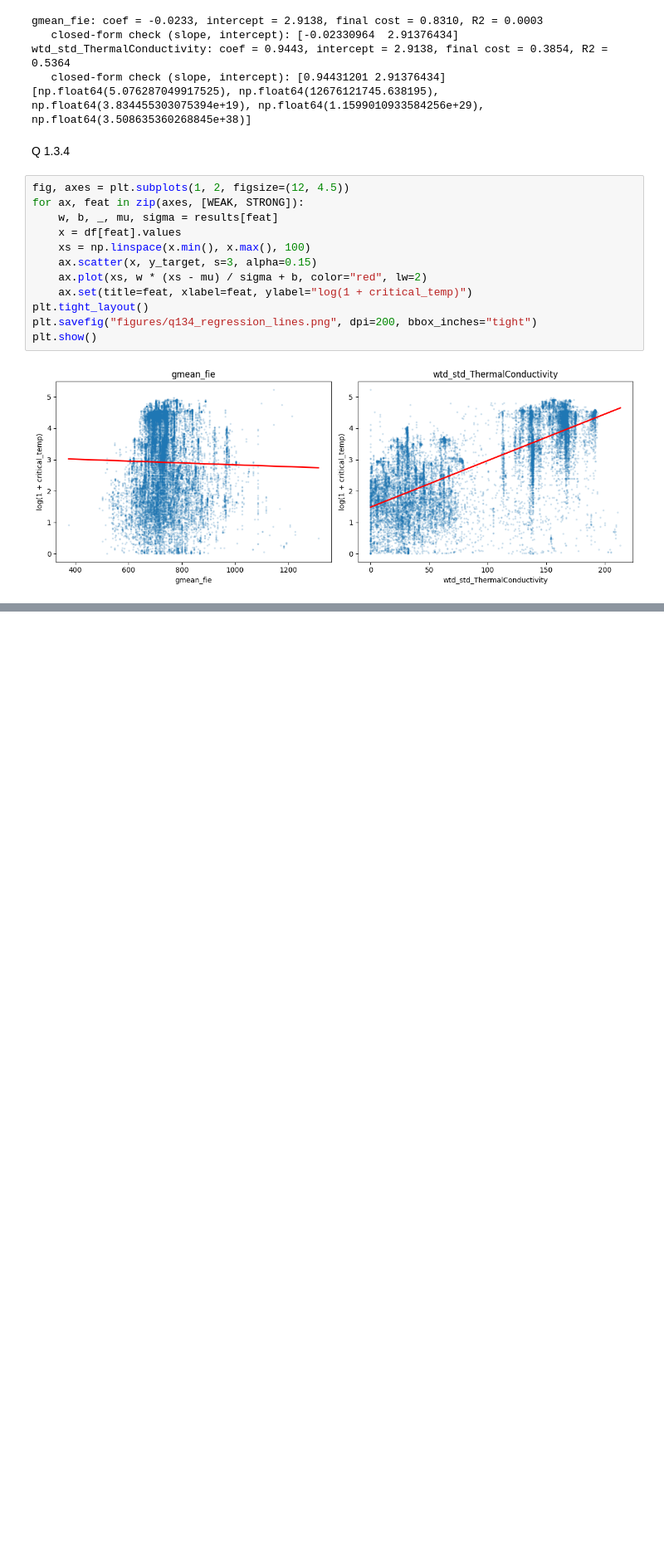
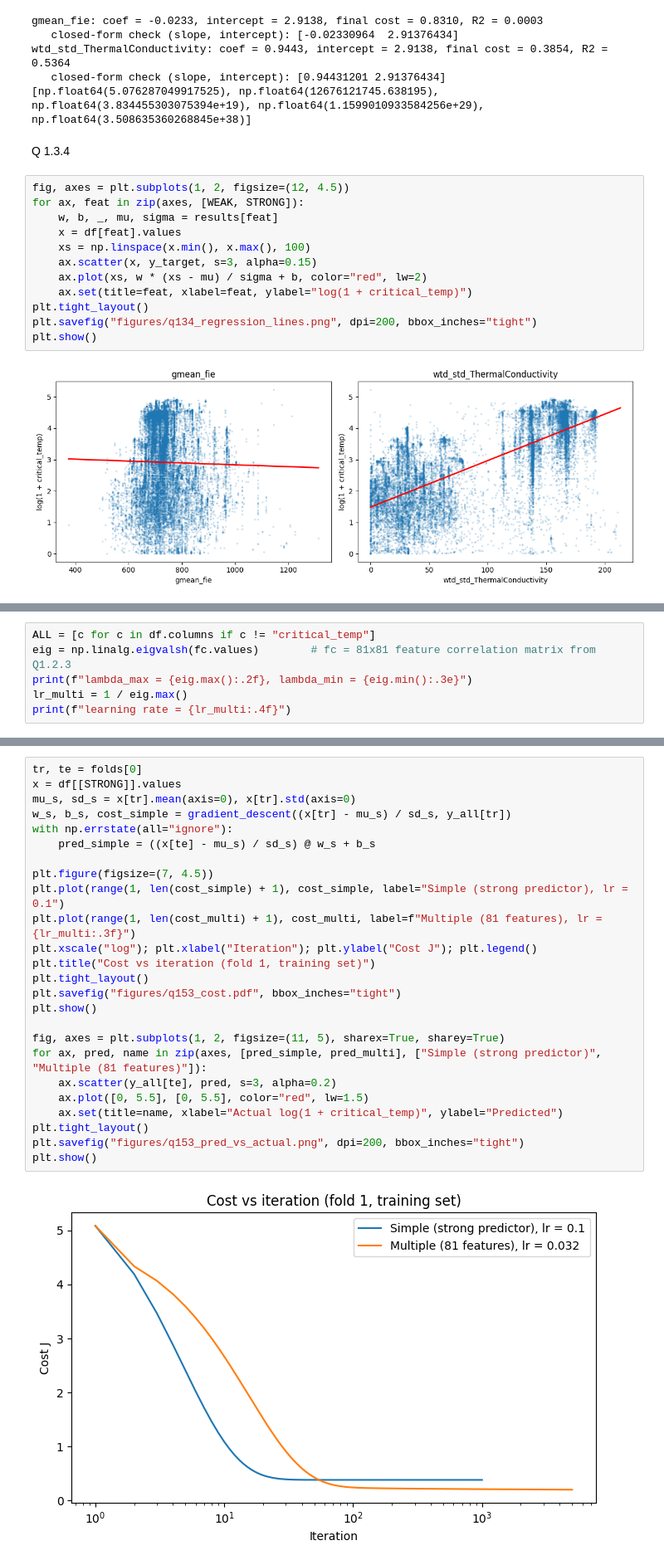
Before and after one commit to SimenGud/ML-Oblig-1, a Jupyter notebook: ML-Oblig1.ipynb, the cells around one changed output, grey strips where cells are left out. Shown at 83% size. Drawn from its saved outputs; the diff is of its cells as text; blank space fills up the shorter version.

```diff
--- a/ML-Oblig1.ipynb
+++ b/ML-Oblig1.ipynb
@@ -206,0 +265,6 @@ plt.show()
+# %%
+ALL = [c for c in df.columns if c != "critical_temp"]
+eig = np.linalg.eigvalsh(fc.values)        # fc = 81x81 feature correlation matrix from Q1.2.3
+print(f"lambda_max = {eig.max():.2f}, lambda_min = {eig.min():.3e}")
+lr_multi = 1 / eig.max()
+print(f"learning rate = {lr_multi:.4f}")
@@ -206,0 +336,27 @@ plt.show()
+# %%
+tr, te = folds[0]
+x = df[[STRONG]].values
+mu_s, sd_s = x[tr].mean(axis=0), x[tr].std(axis=0)
+w_s, b_s, cost_simple = gradient_descent((x[tr] - mu_s) / sd_s, y_all[tr])
+with np.errstate(all="ignore"):
+    pred_simple = ((x[te] - mu_s) / sd_s) @ w_s + b_s
+
+plt.figure(figsize=(7, 4.5))
+plt.plot(range(1, len(cost_simple) + 1), cost_simple, label="Simple (strong predictor), lr = 0.1")
+plt.plot(range(1, len(cost_multi) + 1), cost_multi, label=f"Multiple (81 features), lr = {lr_multi:.3f}")
+plt.xscale("log"); plt.xlabel("Iteration"); plt.ylabel("Cost J"); plt.legend()
+plt.title("Cost vs iteration (fold 1, training set)")
+plt.tight_layout()
+plt.savefig("figures/q153_cost.pdf", bbox_inches="tight")
+plt.show()
+
+fig, axes = plt.subplots(1, 2, figsize=(11, 5), sharex=True, sharey=True)
+for ax, pred, name in zip(axes, [pred_simple, pred_multi], ["Simple (strong predictor)", "Multiple (81 features)"]):
+    ax.scatter(y_all[te], pred, s=3, alpha=0.2)
+    ax.plot([0, 5.5], [0, 5.5], color="red", lw=1.5)
+    ax.set(title=name, xlabel="Actual log(1 + critical_temp)", ylabel="Predicted")
+plt.tight_layout()
+plt.savefig("figures/q153_pred_vs_actual.png", dpi=200, bbox_inches="tight")
+plt.show()
+# %% [output]
+[figure, added]
```
Also changed, not shown: parts of 6 cells of this notebook.
